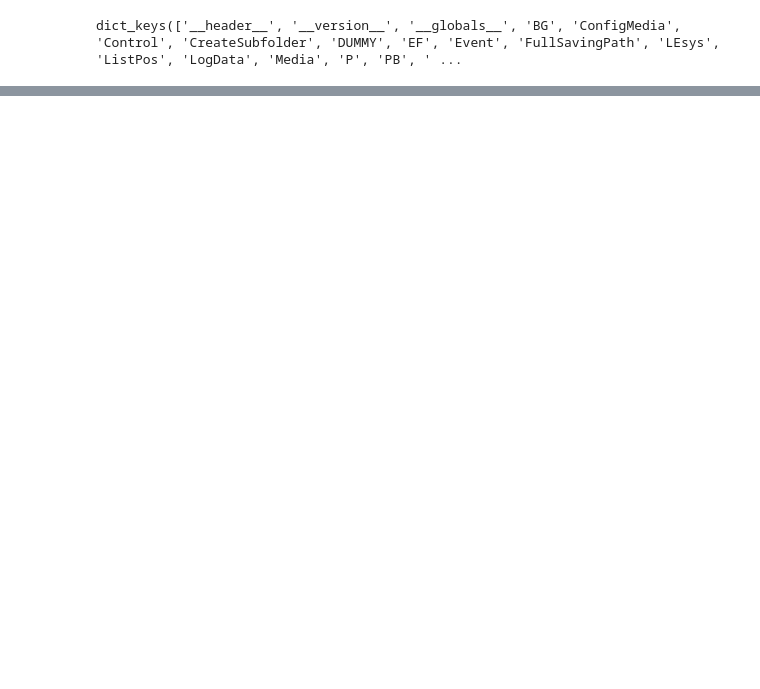
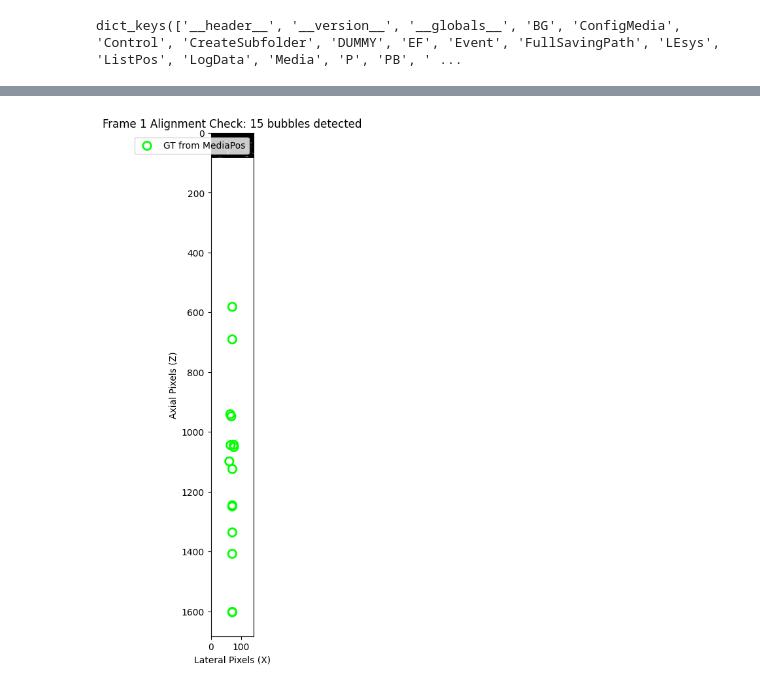
Before and after one commit to ozgur142/microbubble_detection, a Jupyter notebook: main.ipynb, the cells around one changed output, grey strips where cells are left out. Cells and saved outputs as stored; diff of their text form; code cells hidden in the pictures; blank space fills up the shorter version.

```diff
--- a/main.ipynb
+++ b/main.ipynb
@@ -51,0 +120,8 @@ dict_keys(['__header__', '__version__', '__globals__', 'BG', 'ConfigMedia', 'Con
+# %%
+gt_data = sio.loadmat('/content/ulm_data/PALA_data_InSilicoFlow/PALA_InSilicoFlow_v3_pos_MediaPos.mat', squeeze_me=True)
+pos = gt_data['MediaPos']
+
+print(f"Shape: {pos.shape}")
+print(f"Dtype: {pos.dtype}")
+# Show the first entry to see what it looks like
+print(f"First entry: {pos[0]}")
@@ -51,0 +146,63 @@ dict_keys(['__header__', '__version__', '__globals__', 'BG', 'ConfigMedia', 'Con
+# %%
+import scipy.io as sio
+import numpy as np
+import matplotlib.pyplot as plt
+
+def verify_alignment_final(iq_file, pos_file):
+    # 1. Load Image Data & Scaling
+    iq_data = sio.loadmat(iq_file, squeeze_me=True)
+    p_struct = iq_data['P']
+
+    wavelength = p_struct['Wavelength'].item()
+    start_depth = p_struct['startDepth'].item()
+    samples_per_wave = p_struct['samplesPerWave'].item()
+
+    dz = wavelength / samples_per_wave
+    dx = wavelength
+
+    # 2. Load Ground Truth
+    gt_data = sio.loadmat(pos_file, squeeze_me=True)
+    pos_cell_array = gt_data['MediaPos']
+
+    # Since pos_cell_array[0] corresponds to Frame 1:
+    frame_1_data = pos_cell_array[0] # This is the 2D matrix you shared
+
+    # Extract columns from the Frame 1 matrix
+    # Based on your output: Col 1 is X, Col 2 is Z
+    f1_x_mm = frame_1_data[:, 1]
+    f1_z_mm = frame_1_data[:, 2]
+
+    # 3. Coordinate Transformation
+    img_shape = iq_data['IQ'].shape # (Z_pixels, X_pixels, Frames)
+
+    # Axial (Z): (Position - Offset) / Resolution
+    bubble_z_px = (f1_z_mm - start_depth) / dz
+
+    # Lateral (X): (Position / Resolution) + Half-Width-Offset
+    # We add half the image width because 0mm is the center of the probe
+    bubble_x_px = (f1_x_mm / dx) + (img_shape[1] / 2)
+
+    # 4. Visualization
+    # Envelope detection & Log Compression
+    frame_img = np.abs(iq_data['IQ'][:, :, 0])
+    img_log = 20 * np.log10(frame_img + 1e-6)
+
+    plt.figure(figsize=(12, 10))
+    # We show the top 40dB of signal
+    plt.imshow(img_log, cmap='gray', vmin=np.max(img_log)-40)
+
+    # Overlay the Ground Truth
+    plt.scatter(bubble_x_px, bubble_z_px, s=80, edgecolors='#00FF00',
+                facecolors='none', linewidths=2, label='GT from MediaPos')
+
+    plt.title(f"Frame 1 Alignment Check: {len(f1_x_mm)} bubbles detected")
+    plt.xlabel("Lateral Pixels (X)")
+    plt.ylabel("Axial Pixels (Z)")
+    plt.legend()
+    plt.show()
+
+# Execute
+verify_alignment_final('/content/ulm_data/PALA_data_InSilicoFlow/IQ/PALA_InSilicoFlow_IQ001.mat',
+                       '/content/ulm_data/PALA_data_InSilicoFlow/PALA_InSilicoFlow_v3_pos_MediaPos.mat')
+# %% [output]
+[figure, added]
```
Also changed, not shown: parts of 7 cells of this notebook.
